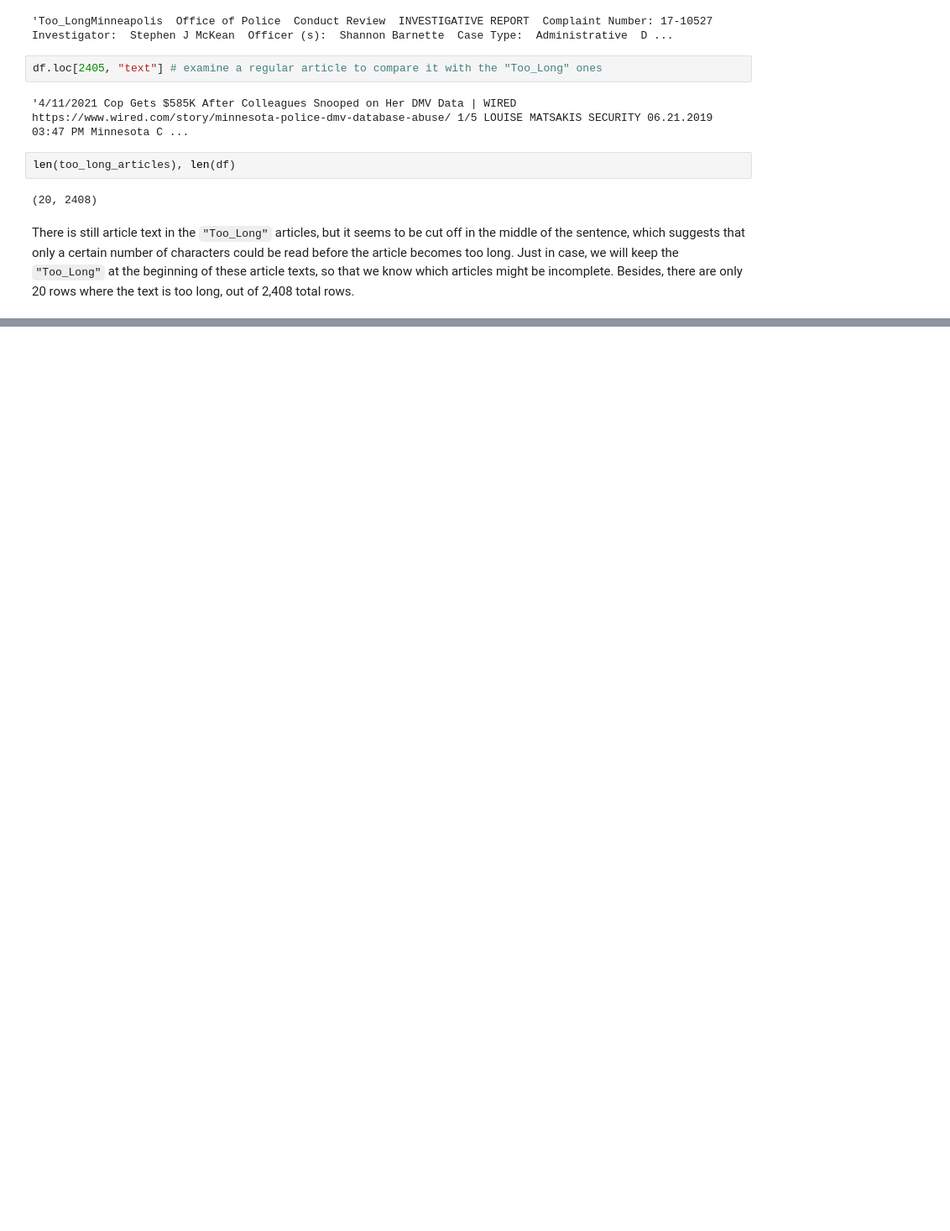
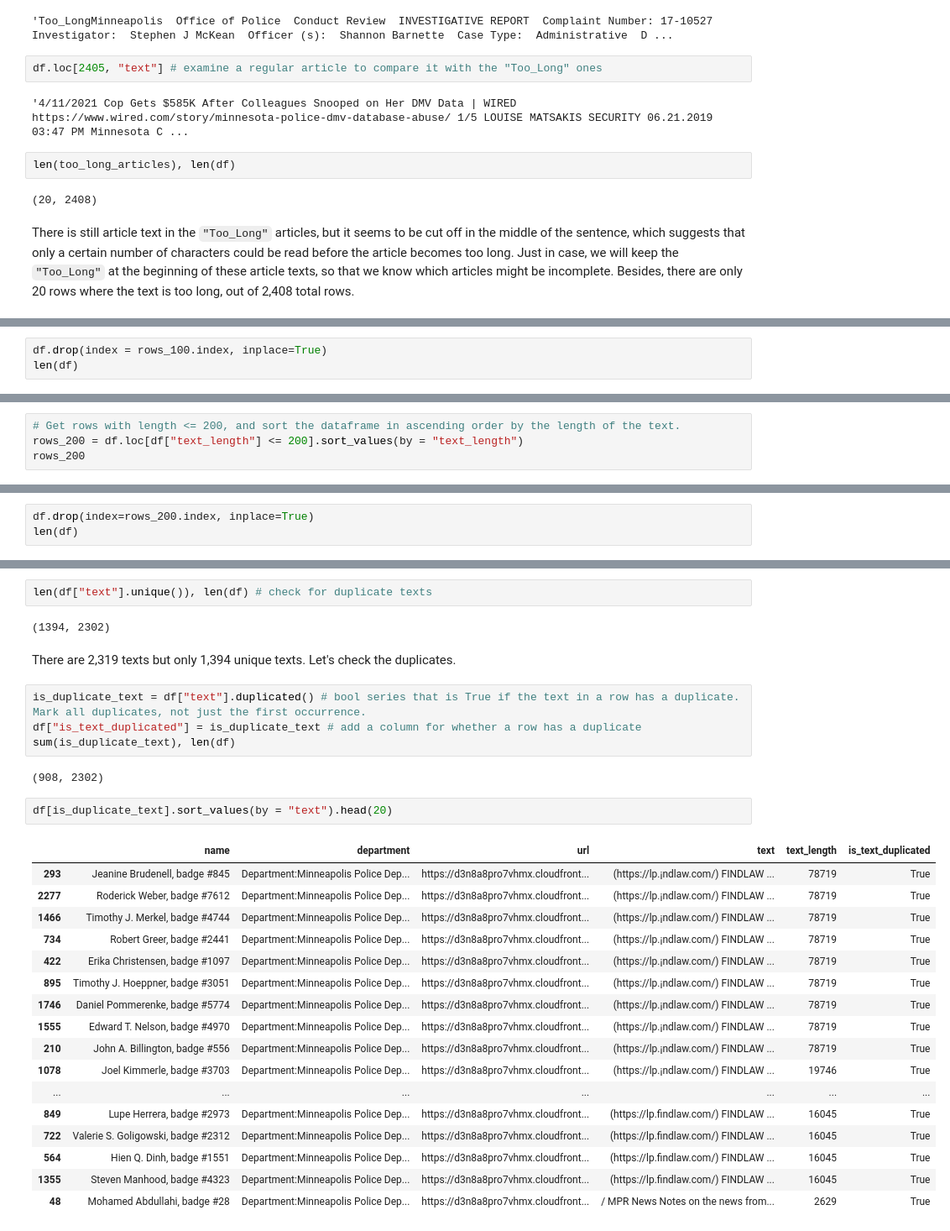
Before and after one commit to mendible/DATA5960-social-good, a Jupyter notebook: data_prep.ipynb, the cells around one changed output, grey strips where cells are left out. Shown at 84% size. Drawn from its saved outputs; the diff is of its cells as text; blank space fills up the shorter version.

```diff
--- a/data_prep.ipynb
+++ b/data_prep.ipynb
@@ -211,0 +517,3 @@ Potential problems with this data cleaning code:
+# %%
+df.drop(index = rows_100.index, inplace=True)
+len(df)
@@ -211,0 +524,4 @@ Potential problems with this data cleaning code:
+# %%
+# Get rows with length <= 200, and sort the dataframe in ascending order by the length of the text.
+rows_200 = df.loc[df["text_length"] <= 200].sort_values(by = "text_length")
+rows_200
@@ -211,0 +575,3 @@ Potential problems with this data cleaning code:
+# %%
+df.drop(index=rows_200.index, inplace=True)
+len(df)
@@ -211,0 +639,32 @@ Potential problems with this data cleaning code:
+# %%
+len(df["text"].unique()), len(df) # check for duplicate texts
+# %% [output]
+(1394, 2302)
+# %% [markdown]
+There are 2,319 texts but only 1,394 unique texts. Let's check the duplicates.
+# %%
+is_duplicate_text = df["text"].duplicated() # bool series that is True if the text in a row has a duplicate. Mark all duplicates, not just the first occurrence.
+df["is_text_duplicated"] = is_duplicate_text # add a column for whether a row has a duplicate
+sum(is_duplicate_text), len(df)
+# %% [output]
+(908, 2302)
+# %%
+df[is_duplicate_text].sort_values(by = "text").head(20)
+# %% [output]
+|  | name | department | url | text | text_length | is_text_duplicated |
+| 293 | Jeanine Brudenell, badge #845 | Department:Minneapolis Police Dep... | https://d3n8a8pro7vhmx.cloudfront... | (https://lp.¡ndlaw.com/) FINDLAW ... | 78719 | True |
+| 2277 | Roderick Weber, badge #7612 | Department:Minneapolis Police Dep... | https://d3n8a8pro7vhmx.cloudfront... | (https://lp.¡ndlaw.com/) FINDLAW ... | 78719 | True |
+| 1466 | Timothy J. Merkel, badge #4744 | Department:Minneapolis Police Dep... | https://d3n8a8pro7vhmx.cloudfront... | (https://lp.¡ndlaw.com/) FINDLAW ... | 78719 | True |
+| 734 | Robert Greer, badge #2441 | Department:Minneapolis Police Dep... | https://d3n8a8pro7vhmx.cloudfront... | (https://lp.¡ndlaw.com/) FINDLAW ... | 78719 | True |
+| 422 | Erika Christensen, badge #1097 | Department:Minneapolis Police Dep... | https://d3n8a8pro7vhmx.cloudfront... | (https://lp.¡ndlaw.com/) FINDLAW ... | 78719 | True |
+| 895 | Timothy J. Hoeppner, badge #3051 | Department:Minneapolis Police Dep... | https://d3n8a8pro7vhmx.cloudfront... | (https://lp.¡ndlaw.com/) FINDLAW ... | 78719 | True |
+| 1746 | Daniel Pommerenke, badge #5774 | Department:Minneapolis Police Dep... | https://d3n8a8pro7vhmx.cloudfront... | (https://lp.¡ndlaw.com/) FINDLAW ... | 78719 | True |
+| 1555 | Edward T. Nelson, badge #4970 | Department:Minneapolis Police Dep... | https://d3n8a8pro7vhmx.cloudfront... | (https://lp.¡ndlaw.com/) FINDLAW ... | 78719 | True |
+| 210 | John A. Billington, badge #556 | Department:Minneapolis Police Dep... | https://d3n8a8pro7vhmx.cloudfront... | (https://lp.¡ndlaw.com/) FINDLAW ... | 78719 | True |
+| 1078 | Joel Kimmerle, badge #3703 | Department:Minneapolis Police Dep... | https://d3n8a8pro7vhmx.cloudfront... | (https://lp.¡ndlaw.com/) FINDLAW ... | 19746 | True |
+| ... | ... | ... | ... | ... | ... | ... |
+| 849 | Lupe Herrera, badge #2973 | Department:Minneapolis Police Dep... | https://d3n8a8pro7vhmx.cloudfront... | (https://lp.ﬁndlaw.com/) FINDLAW ... | 16045 | True |
+| 722 | Valerie S. Goligowski, badge #2312 | Department:Minneapolis Police Dep... | https://d3n8a8pro7vhmx.cloudfront... | (https://lp.ﬁndlaw.com/) FINDLAW ... | 16045 | True |
+| 564 | Hien Q. Dinh, badge #1551 | Department:Minneapolis Police Dep... | https://d3n8a8pro7vhmx.cloudfront... | (https://lp.ﬁndlaw.com/) FINDLAW ... | 16045 | True |
+| 1355 | Steven Manhood, badge #4323 | Department:Minneapolis Police Dep... | https://d3n8a8pro7vhmx.cloudfront... | (https://lp.ﬁndlaw.com/) FINDLAW ... | 16045 | True |
+| 48 | Mohamed Abdullahi, badge #28 | Department:Minneapolis Police Dep... | https://d3n8a8pro7vhmx.cloudfront... | / MPR News Notes on the news from... | 2629 | True |
```
Also changed, not shown: parts of 74 cells of this notebook, 1 other file.
